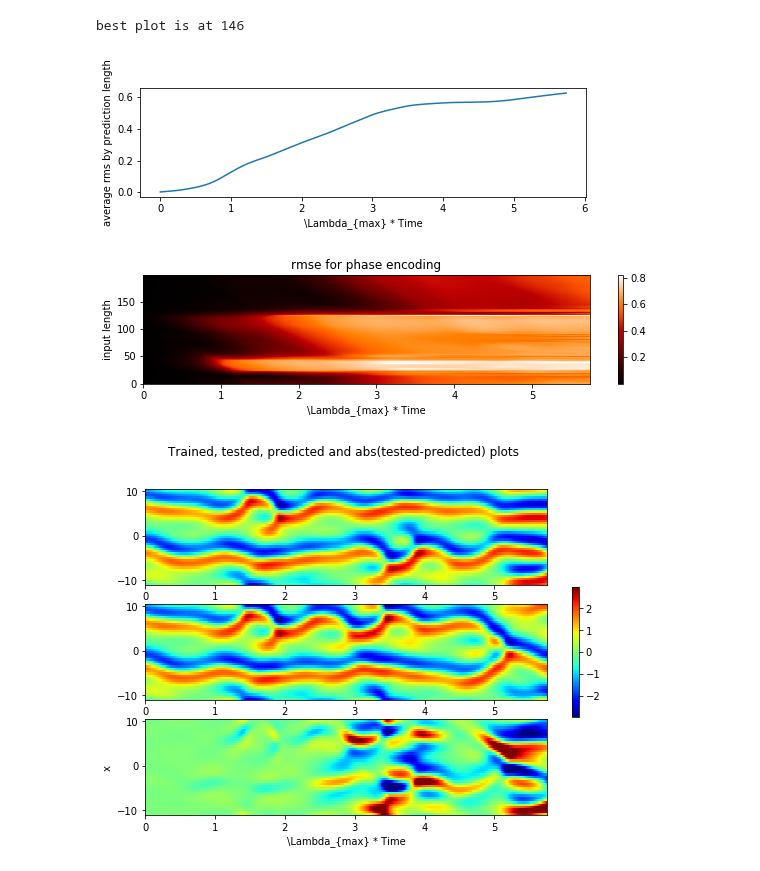
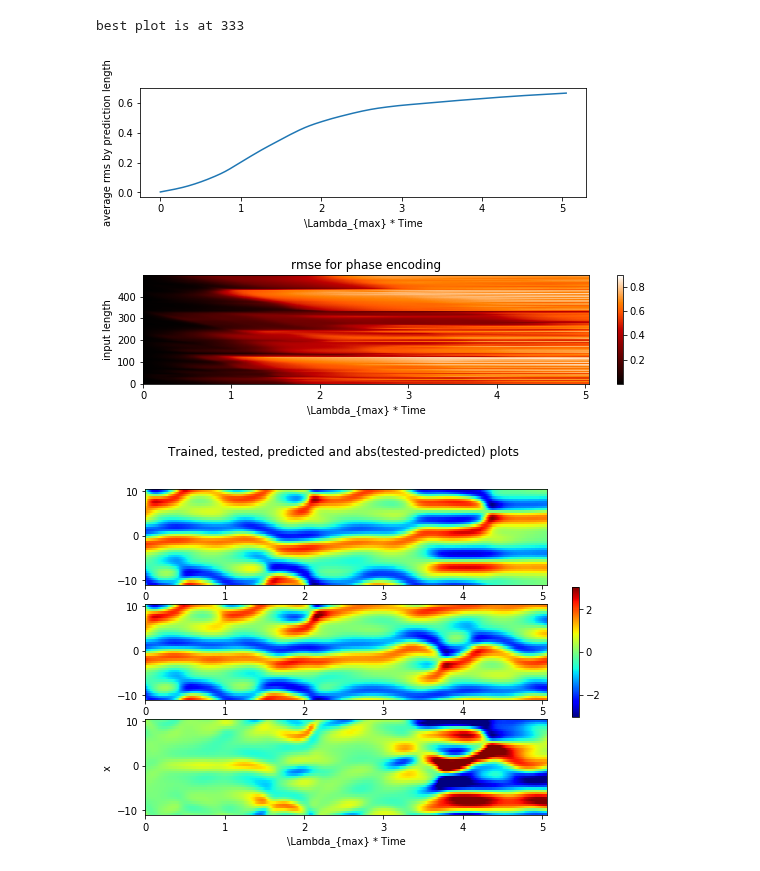
Before and after one commit to jon-dong/reservoir-computing-python, a Jupyter notebook: kuramoto_sivashinsky_tanh.ipynb, the cells around one changed output. Drawn from its saved outputs; the diff is of its cells as text; code cells hidden in the pictures.

```diff
--- a/kuramoto_sivashinsky_tanh.ipynb
+++ b/kuramoto_sivashinsky_tanh.ipynb
@@ -43,9 +43,9 @@ input_shape=ks_data_train.shape
 # %%
 b = Reservoir(n_res=5000, res_scale=.21, input_scale=.21,
               random_projection='simulation', weights_type='gaussian',
-              activation_fun='intensity', activation_param=1000,
+              activation_fun='intensity', activation_param=1.5,
               parallel_runs=parallel_runs,  bias_scale=0.1, leak_rate=0,
-              pred_horizon=1, rec_pred_steps=500, forget = forget,
+              pred_horizon=1, rec_pred_steps=440, forget = forget,
               train_method='ridge', train_param=1, verbose=1)
 
 # Algorithm training
@@ -62,7 +70,7 @@ plt.colorbar(im)
 # ks_data_test, _, _ = data1D.kuramoto_sivashinsky_matlab(sequence_length=n_test, n_sequence=n_sequence, spatial_points=spatial_points)
 # ks_data_test = ks_data_origin
 
-parallel = 200
+parallel = 500
 ks_data_test = ks_data_origin[:, n_train:, :]
 # %%
 # Algorithm testing
@@ -94,6 +102,7 @@ plt.plot(time_pred[:], rmse_vec[:])
 # scipy.io.savemat('time_pred_new_2.mat', dict(time_pred_new_2=time_pred))
 # scipy.io.savemat('rmse_vec_new_2.mat', dict(rmse_vec_new_2=rmse_vec))
 plt.show;
+plt.savefig('intensity_SLM_kuramoto_rmse.png', dpi=400)
 
 plt.figure(2,figsize=(10,2))
 plt.title('rmse for phase encoding')
@@ -105,16 +114,12 @@ plt.show;
 
 spatial_points = spatial_points_
 xx = xx_
-n_input = np.argmin(rmse_vert)
+n_input = np.argmin(np.mean(rmse[:,:450],axis=1)) # np.argmin(rmse_vert)
 # i=0
 # time = (tt[0:n_input] if i==0 else tt[0:total_pred])*lyap_exp
 # total_pred = b.pred_horizon*b.rec_pred_steps
 total_pred = b.rec_pred_steps
 # print(total_pred)
-
-# n_input = 500 #round(pred_output.shape[0]/2-300)
-
-
 
 input_data = ks_data_test[0, b.forget:b.forget+total_pred, :]
 targetted_data = ks_data_test[0, n_input+b.forget:n_input+b.forget+total_pred, :]
@@ -127,34 +132,35 @@ vmin = -vmax
 # plot training data
 fig, axs = plt.subplots(3, 1, sharex=False, figsize=(9,6))
 plt.suptitle('Trained, tested, predicted and abs(tested-predicted) plots                       ')
 plt.ylabel('x')
 plt.xlabel('\Lambda_{max} * Time')
 # print(targetted_data.shape)
 # print(prediction.shape)
 # datum = [input_data, targetted_data, prediction, np.abs(targetted_data-prediction)]
 datum = [targetted_data, prediction, targetted_data-prediction]
 # print(datum[0].shape)
 # time = (tt[0:n_input+b.forget] if i==0 else tt[0:total_pred])*lyap_exp
 # xx_axs, time_axs = np.mgrid[xx, time]
 xx_axs = np.zeros((spatial_points, total_pred))
 time_axs = np.zeros((spatial_points, total_pred))
 for i in range(total_pred):
     xx_axs[:, i] = xx
 for i in range(spatial_points):
     time_axs[i, :] = (tt[n_input+b.forget:n_input+b.forget+total_pred]-tt[n_input+b.forget])*lyap_exp
 for i in range(3):
     # im=axs[i].pcolormesh(time, xx, datum[i].T, cmap='viridis', vmin=vmin, vmax=vmax)
     im=axs[i].pcolormesh(time_axs, xx_axs, datum[i].T, cmap=plt.get_cmap('jet'), vmin=vmin, vmax=vmax)
 fig.colorbar(im, ax=axs.ravel().tolist(), shrink=0.4)
+plt.savefig('intensity_SLM_kuramoto_prediction.png', dpi=400)
 
 # plt.figure(3,figsize=(9,2.5))
 # im=plt.pcolormesh(time_axs, xx_axs, datum[2].T, cmap='gray')
 # plt.colorbar(im)
 # # plt.savefig('DND_input_data.png')
 
 print('best plot is at '+str(np.argmin(rmse_vert)))
 # %% [output]
-best plot is at 146
+best plot is at 333
-[figure, old version]
+[figure, new version]
-[figure, old version]
+[figure, new version]
-[figure, old version]
+[figure, new version]
```
Also changed, not shown: parts of 3 cells of this notebook, 5 other files.
